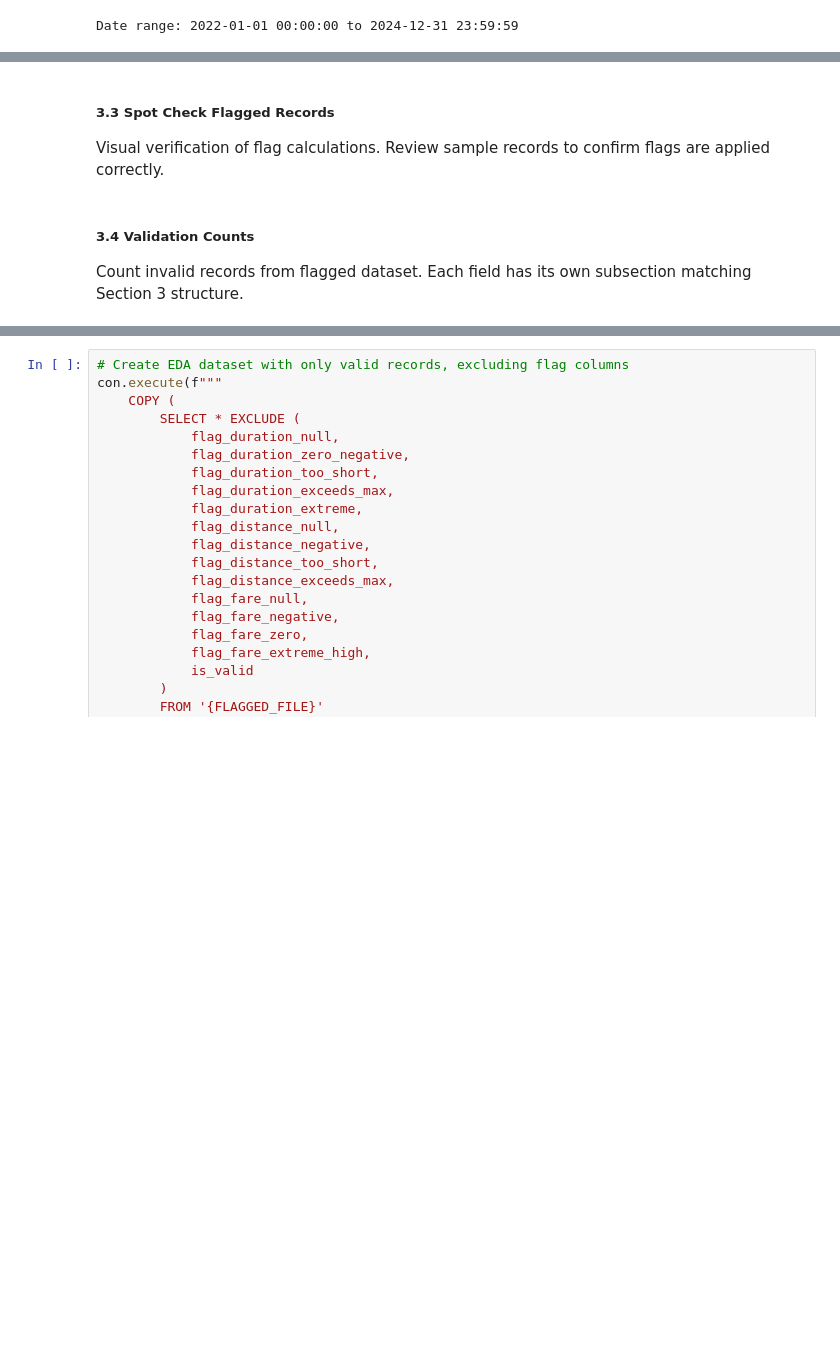
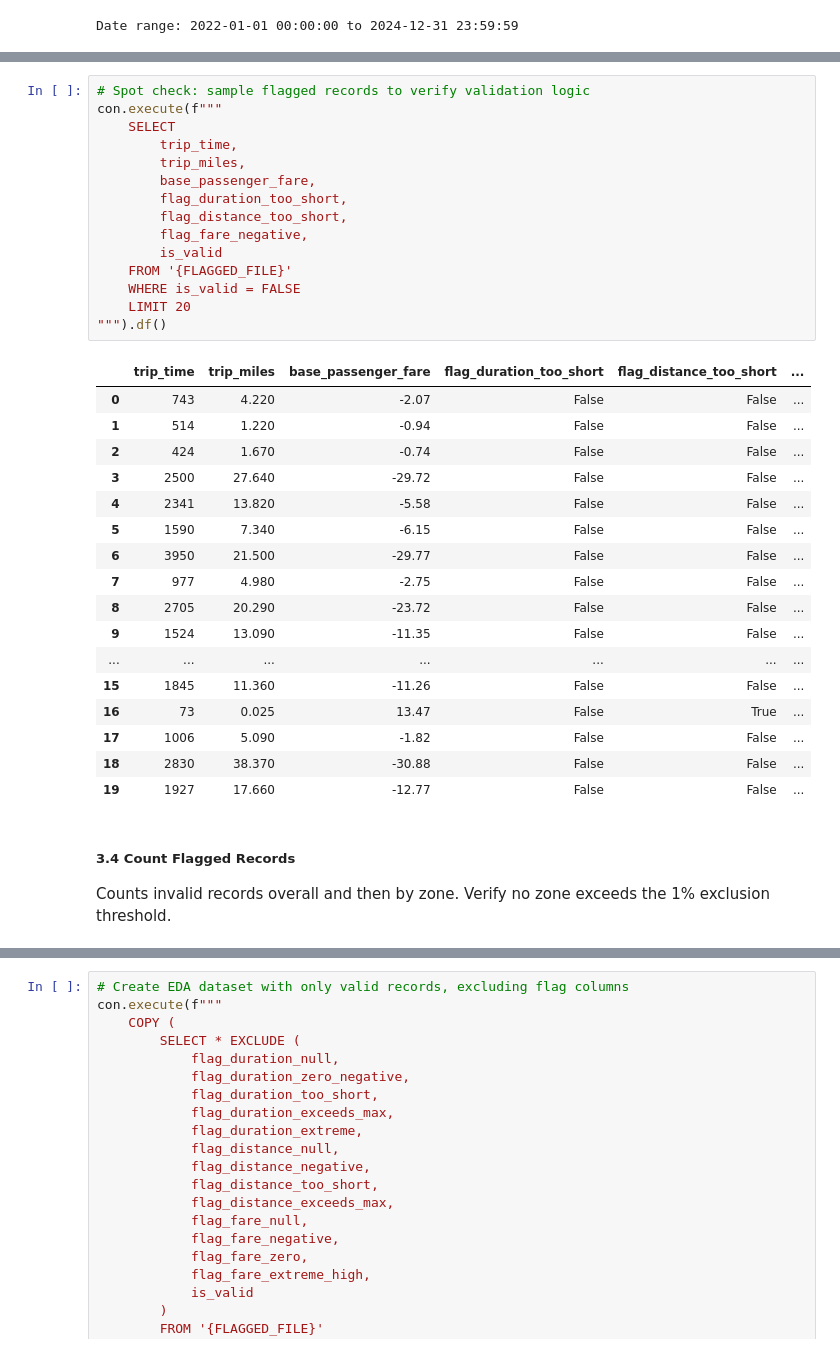
Before and after one commit to KRFlowers/nyc-fhv-rideshare-forecasting, a Jupyter notebook: notebooks/01_data_validation.ipynb, the cells around one changed output, grey strips where cells are left out. Cells and saved outputs as stored; diff of their text form; blank space fills up the shorter version.

```diff
--- a/notebooks/01_data_validation.ipynb
+++ b/notebooks/01_data_validation.ipynb
@@ -280,12 +254,42 @@ Creating flagged dataset...
 This will take approximately 20 minutes for 684M records
 
 Flagged dataset created: 684,376,551 records
-# %% [markdown]
-##### 3.3 Spot Check Flagged Records
-Visual verification of flag calculations. Review sample records to confirm flags are applied correctly.
-# %% [markdown]
-##### 3.4 Validation Counts
-Count invalid records from flagged dataset. Each field has its own subsection matching Section 3 structure.
+# %%
+# Spot check: sample flagged records to verify validation logic
+con.execute(f"""
+    SELECT
+        trip_time,
+        trip_miles,
+        base_passenger_fare,
+        flag_duration_too_short,
+        flag_distance_too_short,
+        flag_fare_negative,
+        is_valid
+    FROM '{FLAGGED_FILE}'
+    WHERE is_valid = FALSE
+    LIMIT 20
+""").df()
+# %% [output]
+|  | trip_time | trip_miles | base_passenger_fare | flag_duration_too_short | flag_distance_too_short | ... |
+| 0 | 743 | 4.220 | -2.07 | False | False | ... |
+| 1 | 514 | 1.220 | -0.94 | False | False | ... |
+| 2 | 424 | 1.670 | -0.74 | False | False | ... |
+| 3 | 2500 | 27.640 | -29.72 | False | False | ... |
+| 4 | 2341 | 13.820 | -5.58 | False | False | ... |
+| 5 | 1590 | 7.340 | -6.15 | False | False | ... |
+| 6 | 3950 | 21.500 | -29.77 | False | False | ... |
+| 7 | 977 | 4.980 | -2.75 | False | False | ... |
+| 8 | 2705 | 20.290 | -23.72 | False | False | ... |
+| 9 | 1524 | 13.090 | -11.35 | False | False | ... |
+| ... | ... | ... | ... | ... | ... | ... |
+| 15 | 1845 | 11.360 | -11.26 | False | False | ... |
+| 16 | 73 | 0.025 | 13.47 | False | True | ... |
+| 17 | 1006 | 5.090 | -1.82 | False | False | ... |
+| 18 | 2830 | 38.370 | -30.88 | False | False | ... |
+| 19 | 1927 | 17.660 | -12.77 | False | False | ... |
+# %% [markdown]
+##### 3.4 Count Flagged Records
+Counts invalid records overall and then by zone.  Verify no zone exceeds the 1% exclusion threshold.
 # %%
 # Count all validation flags in one query
 validation_stats = con.execute(f"""
```
Also changed, not shown: parts of 41 cells of this notebook, 3 other files.
